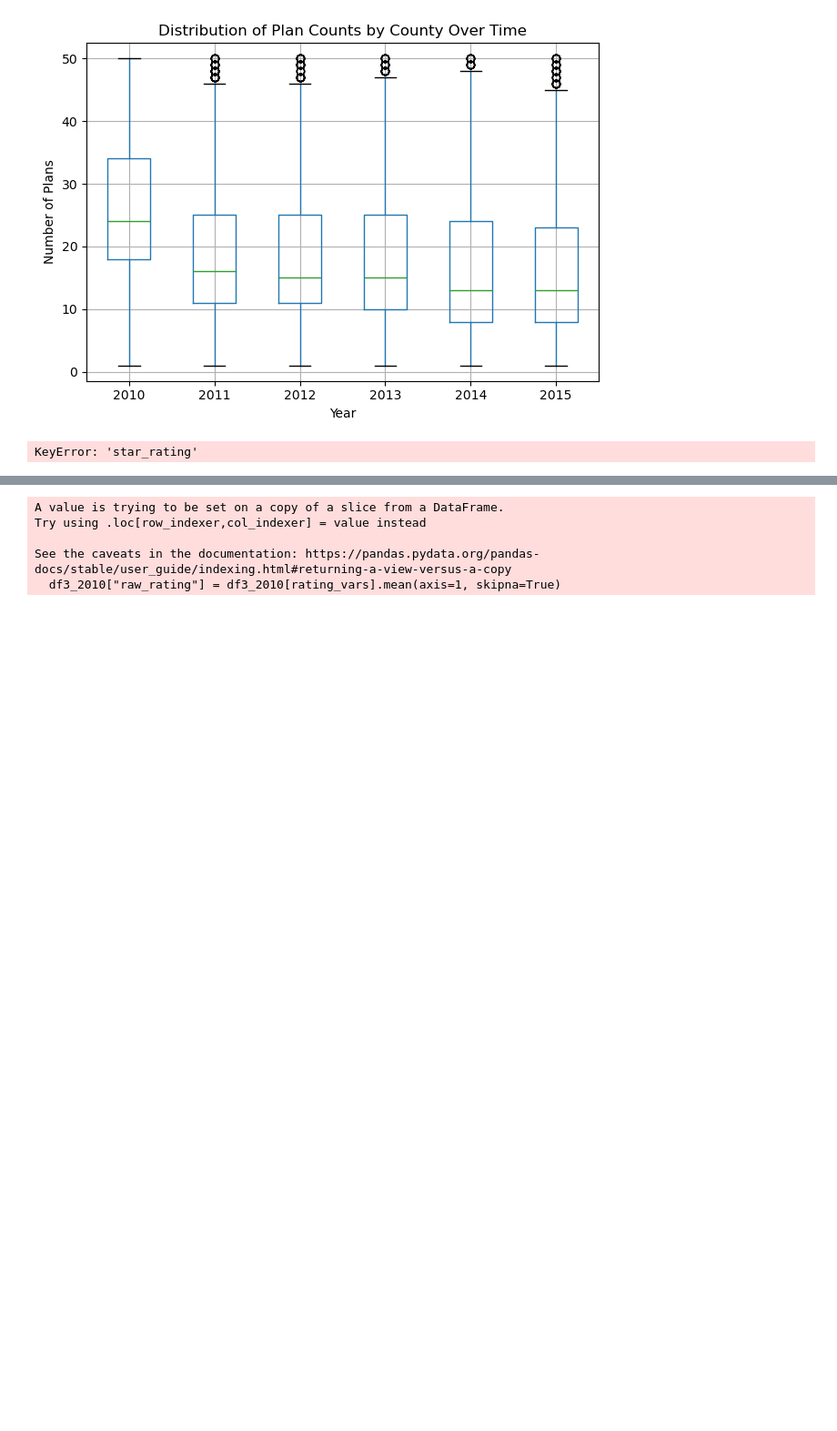
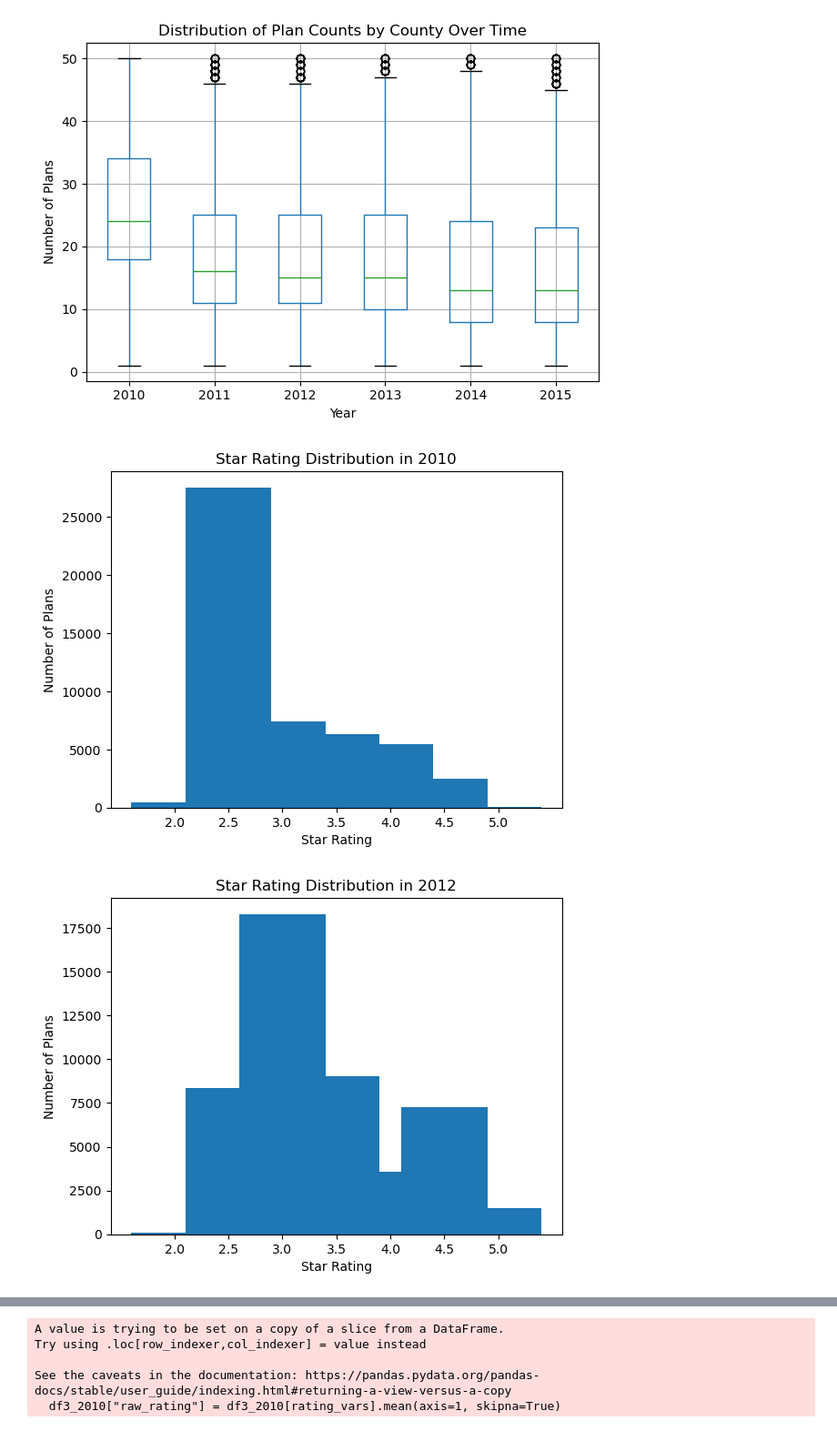
Before and after one commit to rscholt/HW4, a Jupyter notebook: submission 1/analysis/HW4_sub1.ipynb, the cells around one changed output, grey strips where cells are left out. Shown: that part at 91% size. Saved outputs shown, nothing was run; the diff lists cells and outputs as text; code cells hidden in the pictures; blank space fills up the shorter version.

```diff
--- a/submission 1/analysis/HW4_sub1.ipynb
+++ b/submission 1/analysis/HW4_sub1.ipynb
@@ -57,65 +57,29 @@ plt.show()
 <Figure size 1200x600 with 0 Axes>
 [figure]
 # %%
-# #Q2
-
-# # Filter to relevant years
-# df_filtered = df[df['year'].isin([2010, 2012, 2015])]
-
-# # Group and reshape to get counts per year/star_rating
-# star_counts = (
-#     df_filtered.groupby(['star_rating', 'year'])
-#     .size()
-#     .unstack(fill_value=0)
-#     .sort_index()
-# )
-
-# # Ensure consistent order
-# star_ratings = sorted(star_counts.index)
-
-# # Plot setup
-# x = np.arange(len(star_ratings))  # positions for each star rating
-# width = 0.25  # width of each bar
-
-# plt.figure(figsize=(10, 6))
-
-# # Bars for each year
-# plt.bar(x - width, star_counts[2010], width=width, label='2010')
-# plt.bar(x,         star_counts[2012], width=width, label='2012')
-# plt.bar(x + width, star_counts[2015], width=width, label='2015')
-
-# # Labels and formatting
-# plt.xticks(x, star_ratings)  # categorical star rating labels
-# plt.xlabel('Star Rating')
-# plt.ylabel('Number of Plans')
-# plt.title('Star Rating Distribution (2010, 2012, 2015)')
-# plt.legend(title='Year')
-# plt.grid(axis='y', linestyle='--', alpha=0.6)
-# plt.tight_layout()
-# plt.show()
-
 # Filter data for the years 2010, 2012, and 2015
 df_2010 = df[df['year'] == 2010]
 df_2012 = df[df['year'] == 2012]
 df_2015 = df[df['year'] == 2015]
 
 # Function to plot star rating distribution
 def plot_star_rating_distribution(data, year):
-    star_counts = data['star_rating'].value_counts().sort_index()
+    star_counts = data['Star_Rating'].value_counts().sort_index()
     plt.bar(star_counts.index, star_counts.values)
     plt.title(f'Star Rating Distribution in {year}')
     plt.xlabel('Star Rating')
     plt.ylabel('Number of Plans')
     plt.xticks(star_counts.index)
     plt.show()
 
 # Plot star rating distribution for 2010
 plot_star_rating_distribution(df_2010, 2010)
 
 # Plot star rating distribution for 2012
 plot_star_rating_distribution(df_2012, 2012)
 
 # Plot star rating distribution for 2015
 plot_star_rating_distribution(df_2015, 2015)
 # %% [output]
-KeyError: 'star_rating'
+[figure, added]
+[figure, added]
```
Also changed, not shown: parts of 7 cells of this notebook, 4 other files.
